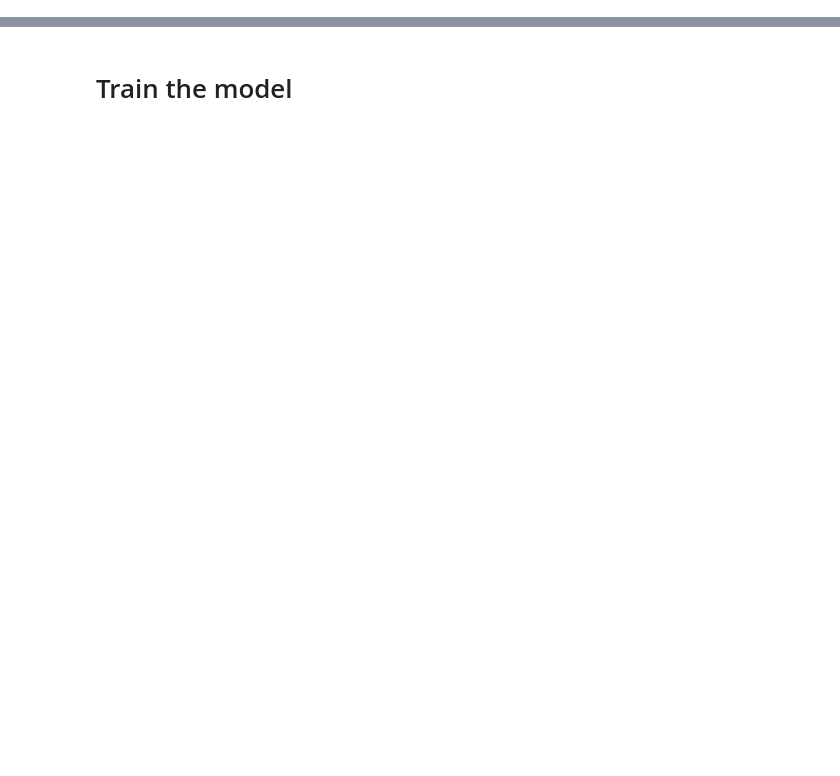
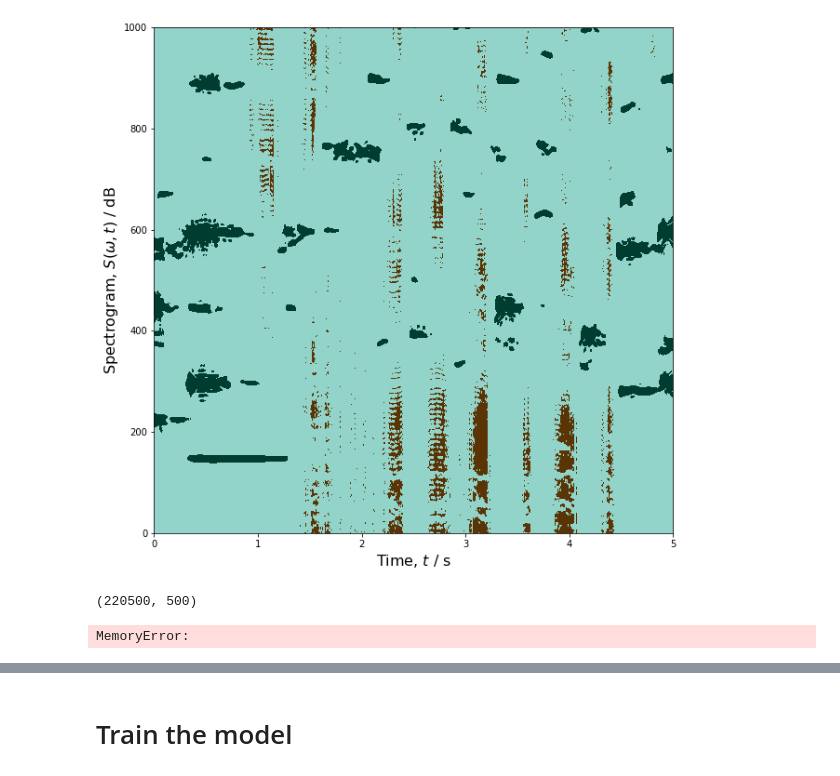
Before and after one commit to gszep/sound-detection, a Jupyter notebook: musicnet_functional.ipynb, the cells around one changed output, grey strips where cells are left out. Drawn from its saved outputs; the diff is of its cells as text; code cells hidden in the pictures; blank space fills up the shorter version.

```diff
--- a/musicnet_functional.ipynb
+++ b/musicnet_functional.ipynb
@@ -69,0 +84,19 @@ s
+# %%
+S = log10(abs(s))
+collect()
+
+figure(figsize=(10,10))
+contourf(t,f,S,cmap='BrBG',vmin=mean(S)-2*std(S),vmax=mean(S)+2*std(S))
+xlabel(r'Time, $t$ / s',fontsize=16)
+ylabel(r'Spectrogram, $S(\omega,t)$ / $\mathrm{dB}$',fontsize=16);
+# %% [output]
+[figure, added]
+# %%
+.shape
+# %% [output]
+(220500, 500)
+# %%
+pca = FastICA(n_components=2, whiten=False)
+pca1,pca2 = pca.fit_transform(S.T).T
+# %% [output]
+MemoryError:
```
Also changed, not shown: parts of 20 cells of this notebook, 8 other files.
